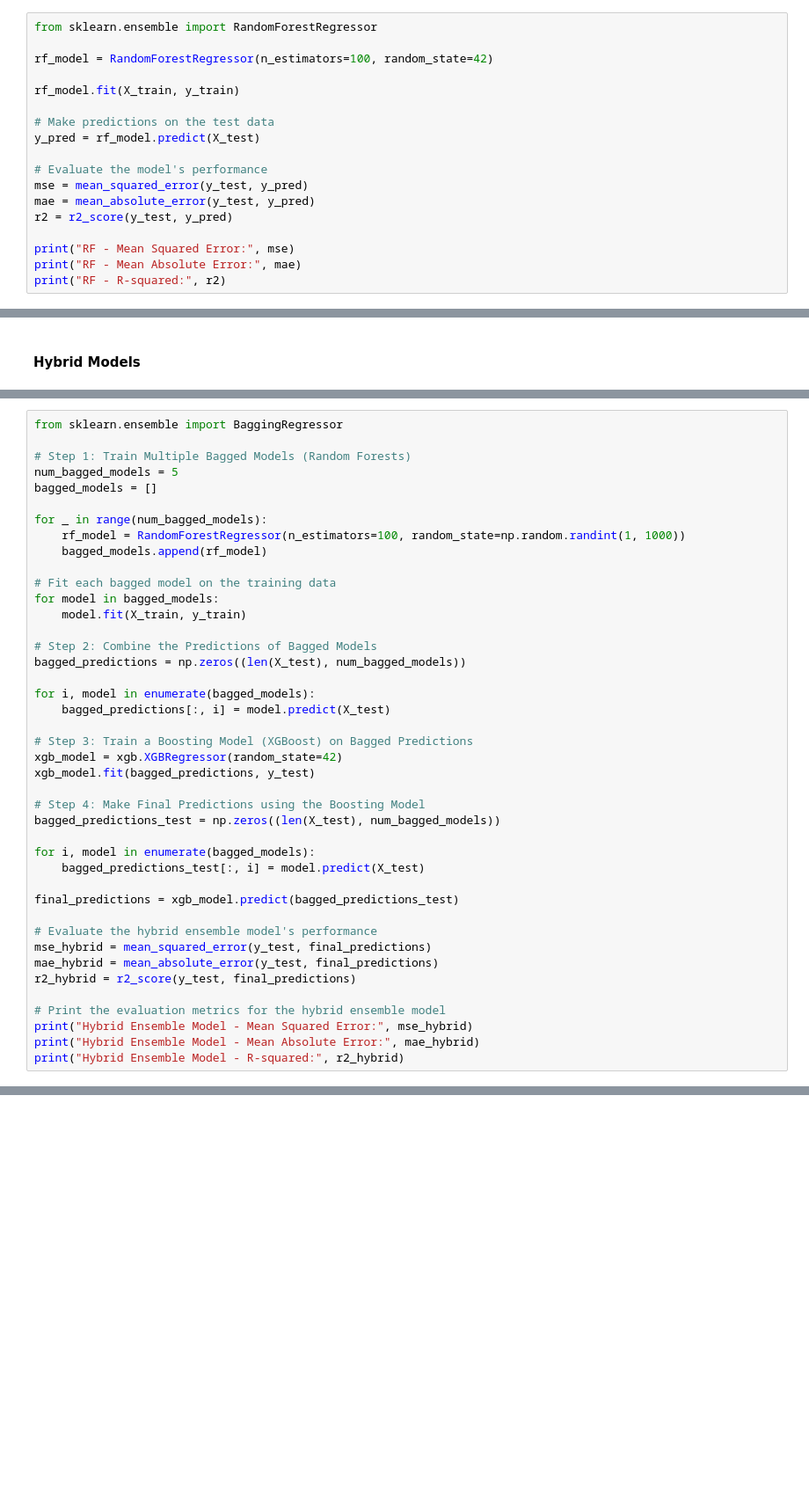
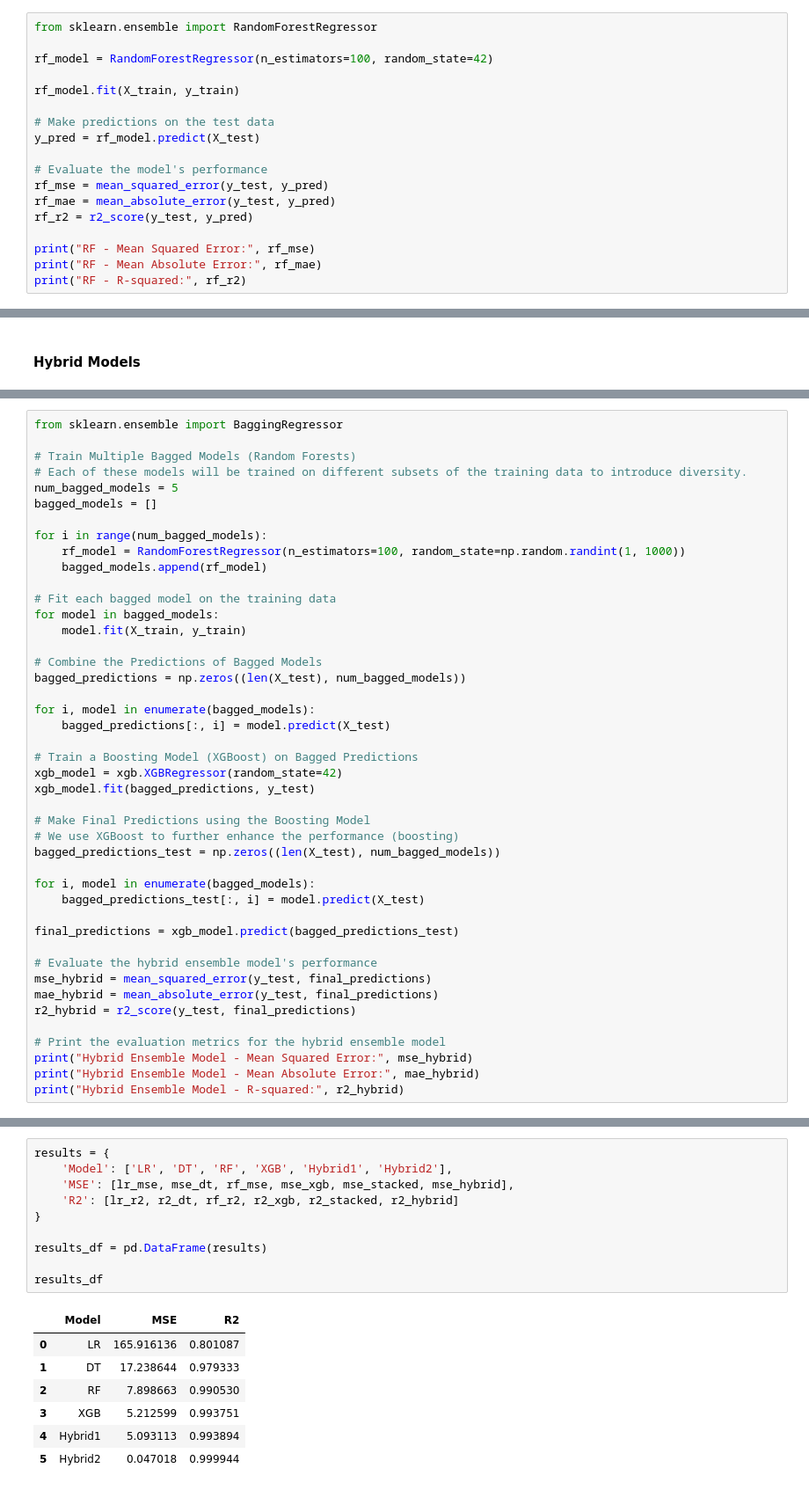
Before and after one commit to CNM07/ESG-Project, a Jupyter notebook: ESG1.ipynb, the cells around one changed output, grey strips where cells are left out. Shown at 88% size. Cells and saved outputs as stored; diff of their text form; blank space fills up the shorter version.

```diff
--- a/ESG1.ipynb
+++ b/ESG1.ipynb
@@ -306,13 +342,13 @@ rf_model.fit(X_train, y_train)
 y_pred = rf_model.predict(X_test)
 
 # Evaluate the model's performance
-mse = mean_squared_error(y_test, y_pred)
-mae = mean_absolute_error(y_test, y_pred)
-r2 = r2_score(y_test, y_pred)
+rf_mse = mean_squared_error(y_test, y_pred)
+rf_mae = mean_absolute_error(y_test, y_pred)
+rf_r2 = r2_score(y_test, y_pred)
 
-print("RF - Mean Squared Error:", mse)
-print("RF - Mean Absolute Error:", mae)
-print("RF - R-squared:", r2)
+print("RF - Mean Squared Error:", rf_mse)
+print("RF - Mean Absolute Error:", rf_mae)
+print("RF - R-squared:", rf_r2)
 # %% [output]
 RF - Mean Squared Error: 7.898663274415982
 RF - Mean Absolute Error: 1.014001102313065
@@ -380,11 +433,12 @@ Stacked Model - R-squared: 0.9938939813620243
 # %%
 from sklearn.ensemble import BaggingRegressor
 
-# Step 1: Train Multiple Bagged Models (Random Forests)
+# Train Multiple Bagged Models (Random Forests)
+# Each of these models will be trained on different subsets of the training data to introduce diversity.
 num_bagged_models = 5
 bagged_models = []
 
-for _ in range(num_bagged_models):
+for i in range(num_bagged_models):
     rf_model = RandomForestRegressor(n_estimators=100, random_state=np.random.randint(1, 1000))
     bagged_models.append(rf_model)
 
@@ -392,17 +446,18 @@ for _ in range(num_bagged_models):
 for model in bagged_models:
     model.fit(X_train, y_train)
 
-# Step 2: Combine the Predictions of Bagged Models
+# Combine the Predictions of Bagged Models
 bagged_predictions = np.zeros((len(X_test), num_bagged_models))
 
 for i, model in enumerate(bagged_models):
     bagged_predictions[:, i] = model.predict(X_test)
 
-# Step 3: Train a Boosting Model (XGBoost) on Bagged Predictions
+# Train a Boosting Model (XGBoost) on Bagged Predictions
 xgb_model = xgb.XGBRegressor(random_state=42)
 xgb_model.fit(bagged_predictions, y_test)
 
-# Step 4: Make Final Predictions using the Boosting Model
+# Make Final Predictions using the Boosting Model
+# We use XGBoost to further enhance the performance (boosting)
 bagged_predictions_test = np.zeros((len(X_test), num_bagged_models))
 
 for i, model in enumerate(bagged_models):
@@ -425,0 +491,18 @@ Hybrid Ensemble Model - R-squared: 0.9999496375216627
+# %%
+results = {
+    'Model': ['LR', 'DT', 'RF', 'XGB', 'Hybrid1', 'Hybrid2'],
+    'MSE': [lr_mse, mse_dt, rf_mse, mse_xgb, mse_stacked, mse_hybrid],
+    'R2': [lr_r2, r2_dt, rf_r2, r2_xgb, r2_stacked, r2_hybrid]
+}
+
+results_df = pd.DataFrame(results)
+
+results_df
+# %% [output]
+|  | Model | MSE | R2 |
+| 0 | LR | 165.916136 | 0.801087 |
+| 1 | DT | 17.238644 | 0.979333 |
+| 2 | RF | 7.898663 | 0.990530 |
+| 3 | XGB | 5.212599 | 0.993751 |
+| 4 | Hybrid1 | 5.093113 | 0.993894 |
+| 5 | Hybrid2 | 0.047018 | 0.999944 |
```
Also changed, not shown: parts of 20 cells of this notebook.
